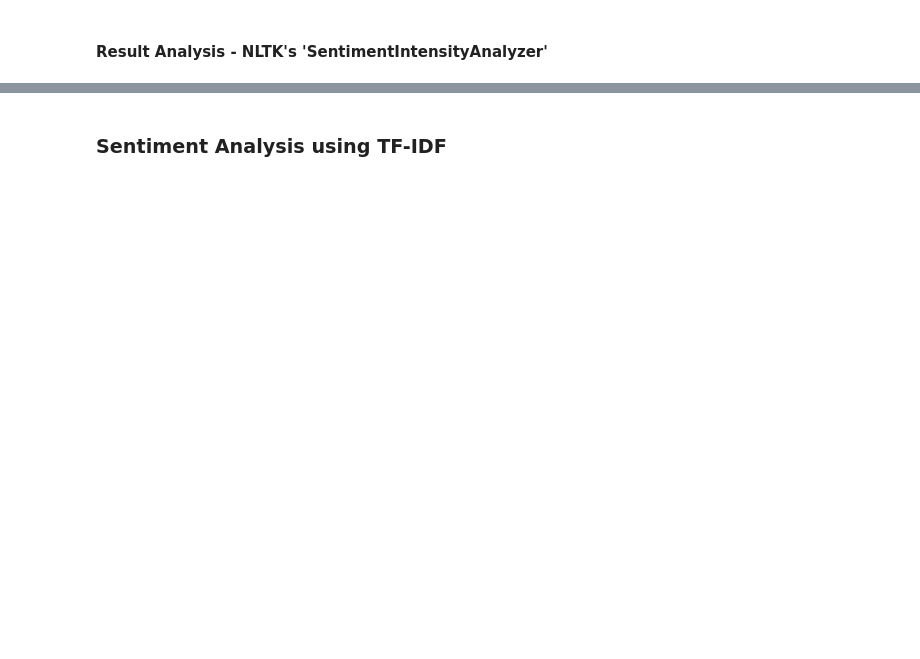
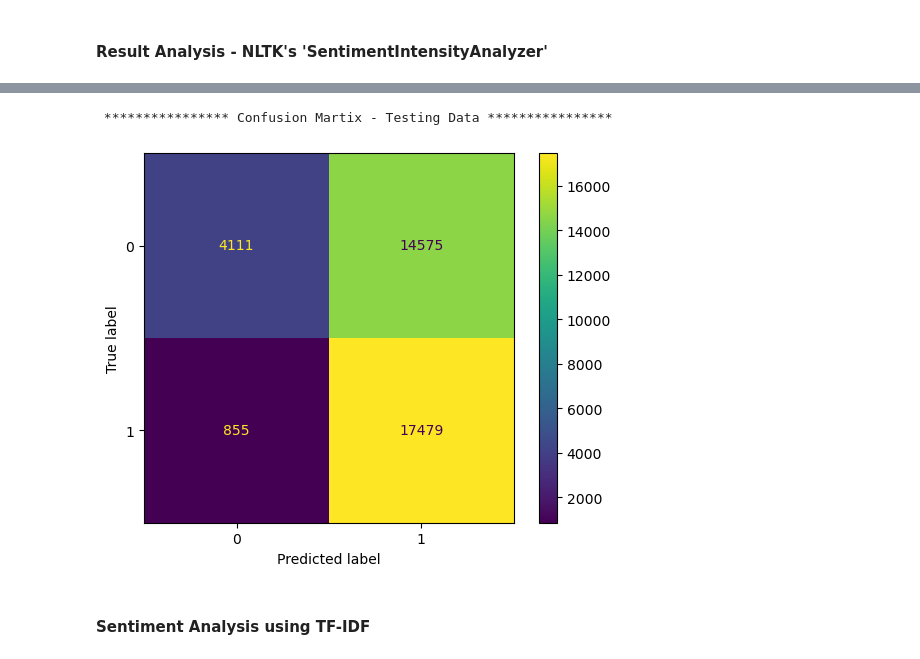
Before and after one commit to lavkushsingh31/NLP_Codes, a Jupyter notebook: Practice Udemy - Introduction to NLP IV.ipynb, the cells around one changed output, grey strips where cells are left out. Cells and saved outputs as stored; diff of their text form; code cells hidden in the pictures; blank space fills up the shorter version.

```diff
--- a/Practice Udemy - Introduction to NLP IV.ipynb
+++ b/Practice Udemy - Introduction to NLP IV.ipynb
@@ -409,6 +454,8 @@ def nltk_sentiment_predictor(data):
     return predicted_sentiment
 # %%
 y_pred_train_nltk = nltk_sentiment_predictor(X_train_modelling)
+# %%
+y_pred_test_nltk = nltk_sentiment_predictor(X_test_modelling)
 # %% [markdown]
 #### Result Analysis - NLTK's 'SentimentIntensityAnalyzer'
 # %%
@@ -436,4 +498,13 @@ plt.show();
+# %%
+print('\n **************** Confusion Martix - Testing Data **************** \n')
+cm = confusion_matrix(y_test_modelling, np.array(y_pred_test_nltk))
+disp = ConfusionMatrixDisplay(cm)
+disp.plot()
+plt.show();
+# %% [output]
+ **************** Confusion Martix - Testing Data ****************
+[figure, added]
 # %% [markdown]
-### Sentiment Analysis using TF-IDF
+#### Sentiment Analysis using TF-IDF
 # %%
 vectorizer = TfidfVectorizer()
```
Also changed, not shown: parts of 32 cells of this notebook.
